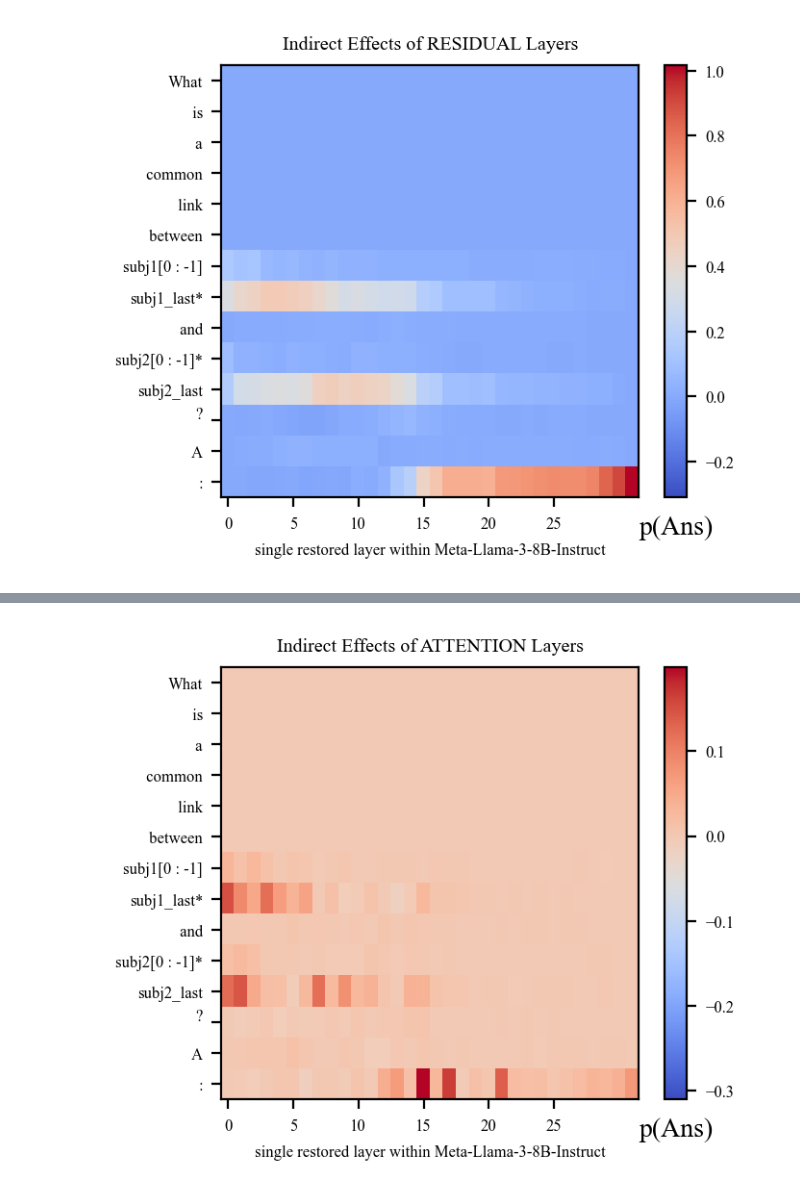
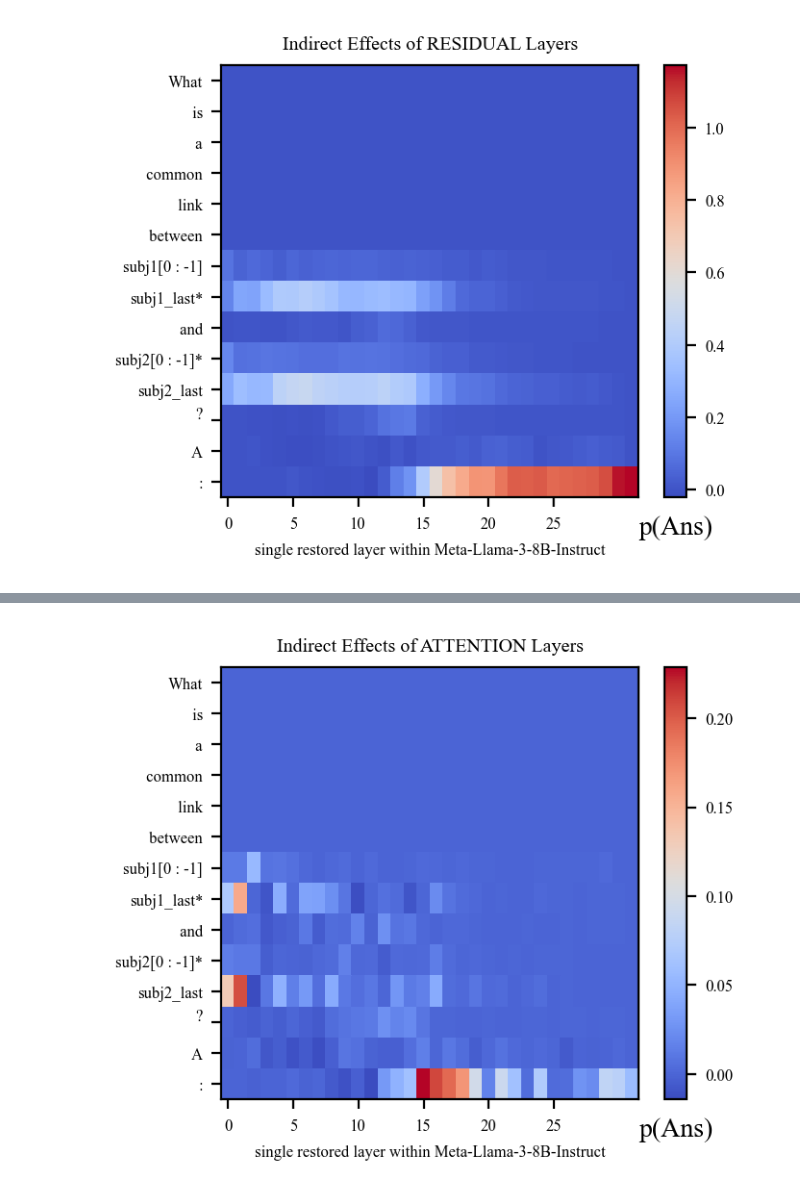
Before and after one commit to arnab-api/filter, a Jupyter notebook: notebooks/analyze_atp_results.ipynb, the cells around one changed output, grey strips where cells are left out. Cells and saved outputs as stored; diff of their text form; code cells hidden in the pictures.

Commit message:
updated rank analysis figures

```diff
--- a/notebooks/analyze_atp_results.ipynb
+++ b/notebooks/analyze_atp_results.ipynb
@@ -213,11 +229,15 @@ from src.trace import CausalTracingResult
 from src.utils.typing import PredictedToken
 from src.plotting import plot_trace_heatmap
 
-dct = dct_relations["sport_players"]
+relation_name = "architect_building"
+
+dct = dct_relations[relation_name]
 atp_results = dct["attribution_patching_results"]
 # layer_name_format = "model.layers.{}"
 # layer_name_format = "model.layers.{}.self_attn"
 layer_name_format = "model.layers.{}.mlp"
+
+print(f"{relation_name=}, {len(atp_results)=}")
 
 for layer_name_format in format_to_type.keys():
     tok_aies = {}
@@ -231,7 +251,7 @@ for layer_name_format in format_to_type.keys():
     for tok, ie in tok_aies.items():
         tok_aies[tok] = ie/len(atp_results)
 
-
+    indirect_effects = torch.stack(list(tok_aies.values()))
     trace_result = CausalTracingResult(
         corrupt_input_toks= list(tok_aies.keys()),
         clean_input_toks= list(tok_aies.keys()),
@@ -241,7 +261,7 @@ for layer_name_format in format_to_type.keys():
         window = 1,
         normalized=True,
         kind = format_to_type[layer_name_format],
-        indirect_effects=torch.stack(list(tok_aies.values())),
+        indirect_effects=indirect_effects,
     )
 
     plot_trace_heatmap(
@@ -259 +280 @@ for layer_name_format in format_to_type.keys():
-[figure, old version]
+[figure, new version]
@@ -265 +286 @@ for layer_name_format in format_to_type.keys():
-[figure, old version]
+[figure, new version]
```
Also changed, not shown: parts of 5 cells of this notebook, 1 other file.
